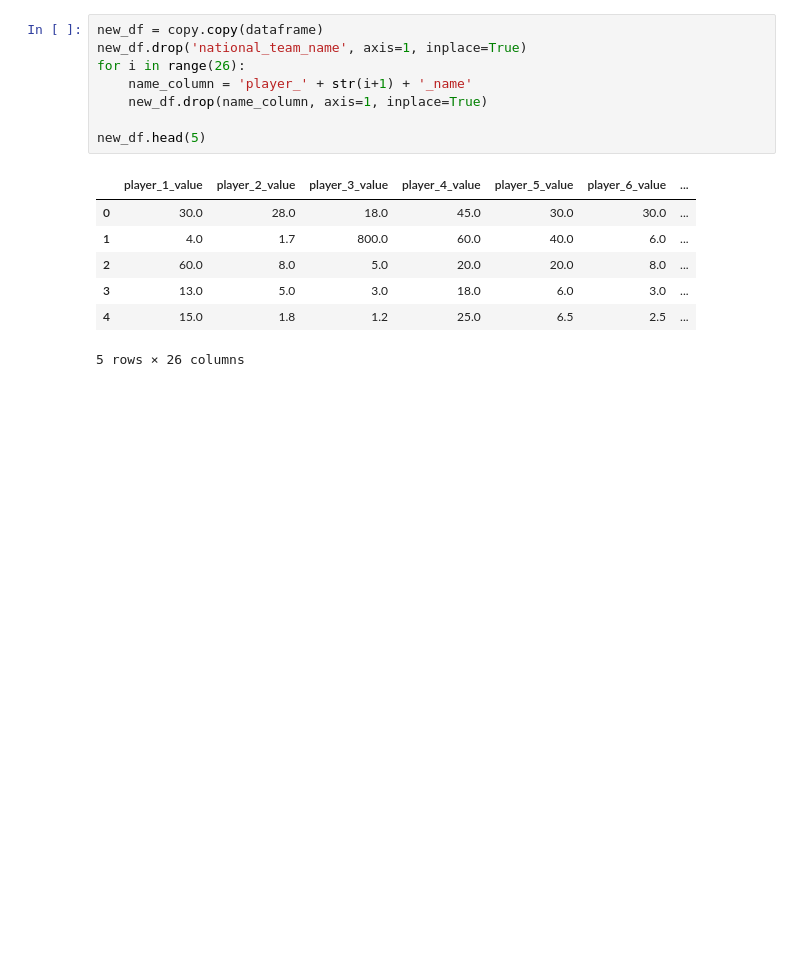
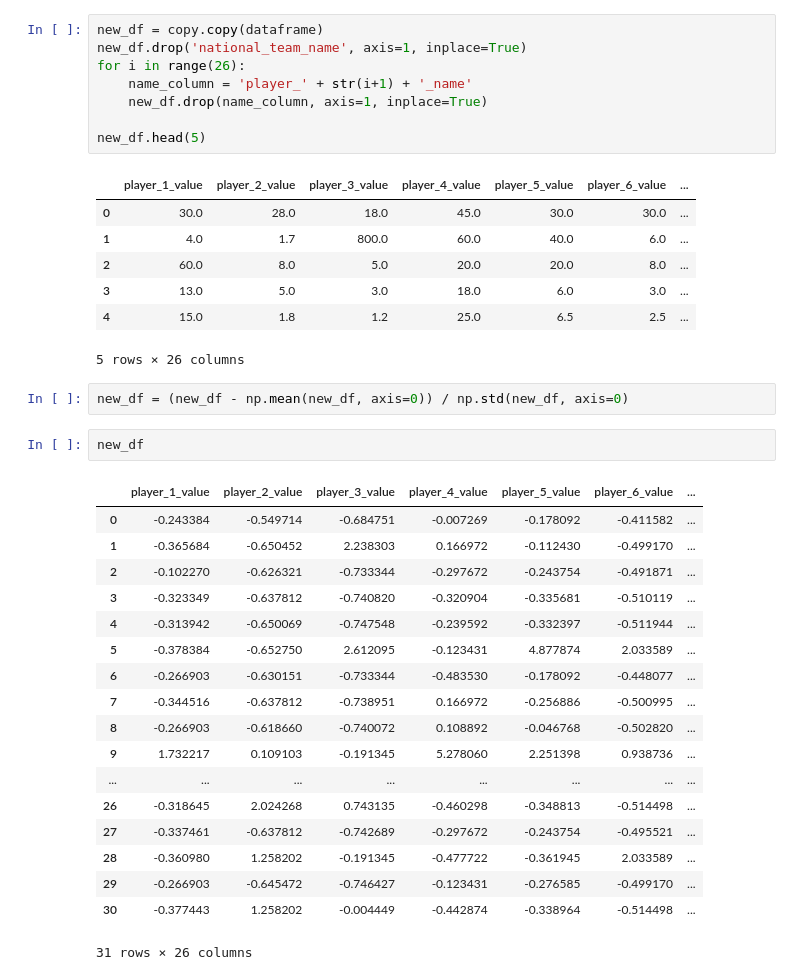
Before and after one commit to Guilherme-Valle/som-fifa-wc-2022, a Jupyter notebook: self-organized-map/som.ipynb, the cells around one changed output. Drawn from its saved outputs; the diff is of its cells as text; blank space fills up the shorter version.

```diff
--- a/self-organized-map/som.ipynb
+++ b/self-organized-map/som.ipynb
@@ -36,4 +36,27 @@ new_df.head(5)
 | 3 | 13.0 | 5.0 | 3.0 | 18.0 | 6.0 | 3.0 | ... |
 | 4 | 15.0 | 1.8 | 1.2 | 25.0 | 6.5 | 2.5 | ... |
 5 rows × 26 columns
+# %%
+new_df = (new_df - np.mean(new_df, axis=0)) / np.std(new_df, axis=0)
+# %%
+new_df
+# %% [output]
+|  | player_1_value | player_2_value | player_3_value | player_4_value | player_5_value | player_6_value | ... |
+| 0 | -0.243384 | -0.549714 | -0.684751 | -0.007269 | -0.178092 | -0.411582 | ... |
+| 1 | -0.365684 | -0.650452 | 2.238303 | 0.166972 | -0.112430 | -0.499170 | ... |
+| 2 | -0.102270 | -0.626321 | -0.733344 | -0.297672 | -0.243754 | -0.491871 | ... |
+| 3 | -0.323349 | -0.637812 | -0.740820 | -0.320904 | -0.335681 | -0.510119 | ... |
+| 4 | -0.313942 | -0.650069 | -0.747548 | -0.239592 | -0.332397 | -0.511944 | ... |
+| 5 | -0.378384 | -0.652750 | 2.612095 | -0.123431 | 4.877874 | 2.033589 | ... |
+| 6 | -0.266903 | -0.630151 | -0.733344 | -0.483530 | -0.178092 | -0.448077 | ... |
+| 7 | -0.344516 | -0.637812 | -0.738951 | 0.166972 | -0.256886 | -0.500995 | ... |
+| 8 | -0.266903 | -0.618660 | -0.740072 | 0.108892 | -0.046768 | -0.502820 | ... |
+| 9 | 1.732217 | 0.109103 | -0.191345 | 5.278060 | 2.251398 | 0.938736 | ... |
+| ... | ... | ... | ... | ... | ... | ... | ... |
+| 26 | -0.318645 | 2.024268 | 0.743135 | -0.460298 | -0.348813 | -0.514498 | ... |
+| 27 | -0.337461 | -0.637812 | -0.742689 | -0.297672 | -0.243754 | -0.495521 | ... |
+| 28 | -0.360980 | 1.258202 | -0.191345 | -0.477722 | -0.361945 | 2.033589 | ... |
+| 29 | -0.266903 | -0.645472 | -0.746427 | -0.123431 | -0.276585 | -0.499170 | ... |
+| 30 | -0.377443 | 1.258202 | -0.004449 | -0.442874 | -0.338964 | -0.514498 | ... |
+31 rows × 26 columns
 # %%
```
Also changed, not shown: parts of 5 cells of this notebook.
